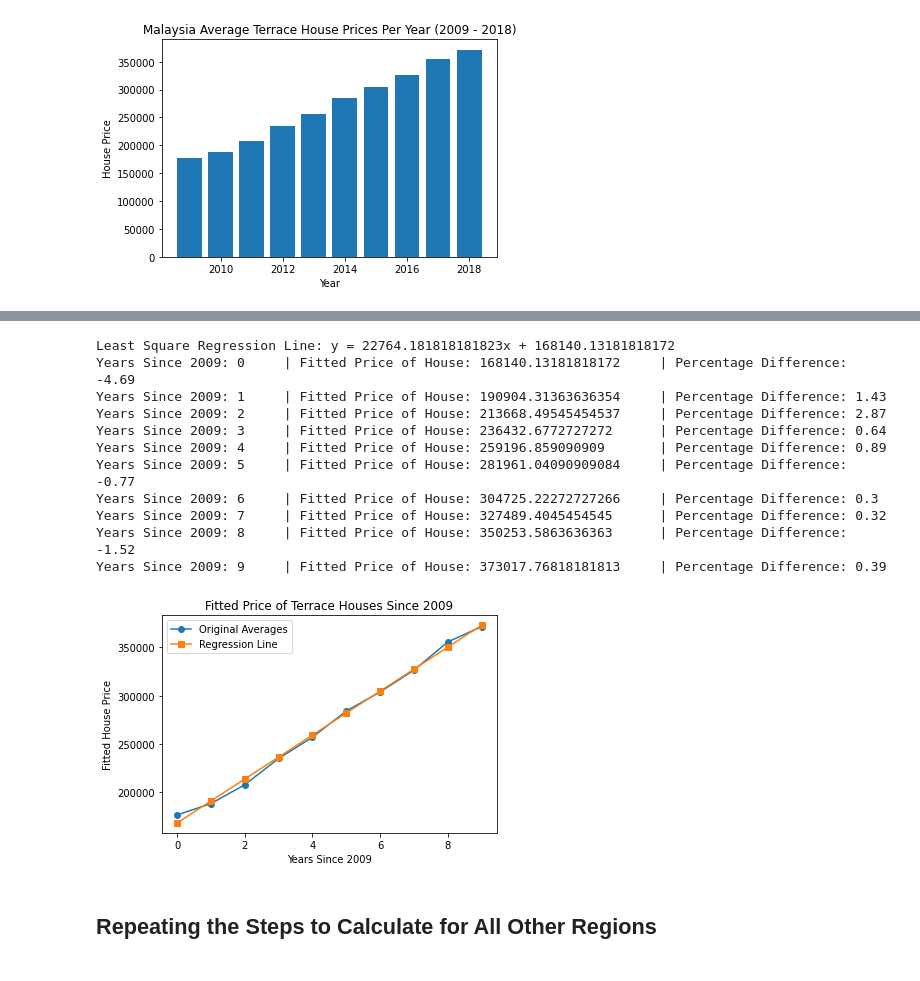
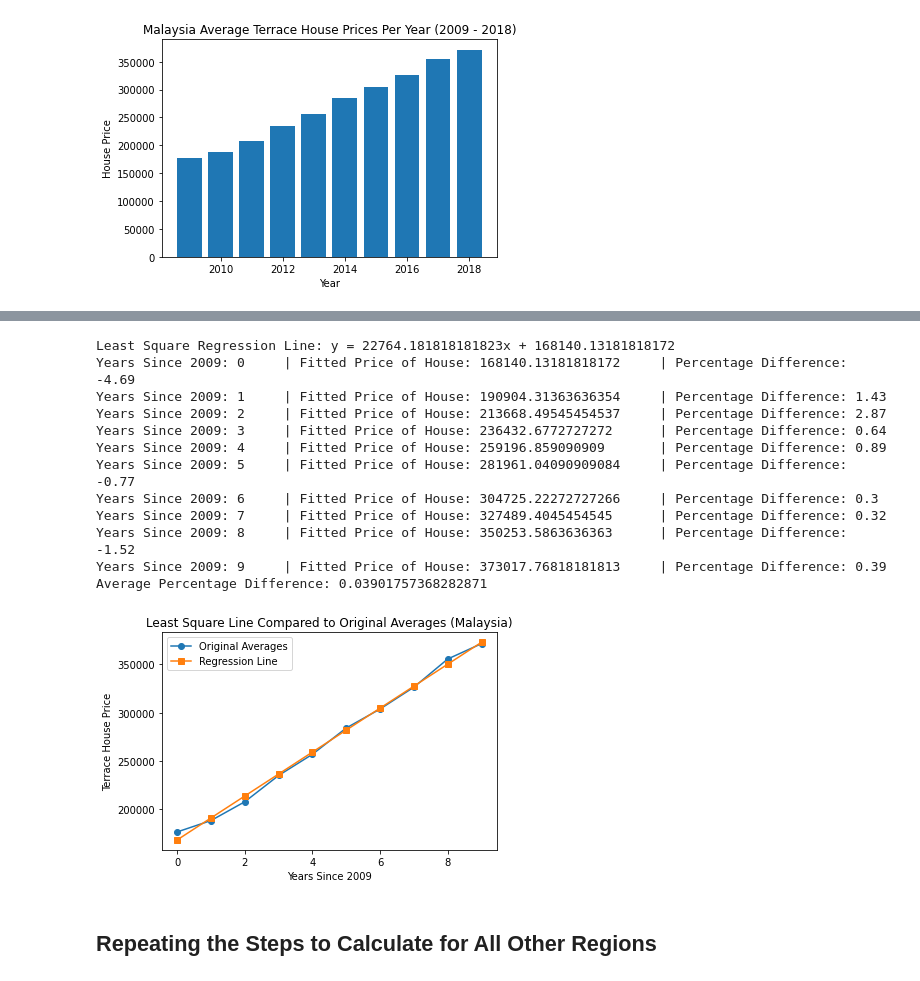
Before and after one commit to tengznaim/house-purchase-analysis, a Jupyter notebook: analysis.ipynb, the cells around one changed output, grey strips where cells are left out. Saved outputs shown, nothing was run; the diff lists cells and outputs as text; code cells hidden in the pictures.

Commit message:
Reduced decimal points per line and added average percentage difference

```diff
--- a/analysis.ipynb
+++ b/analysis.ipynb
@@ -114,36 +114,43 @@ prices_only = np.array([[i] for i in list(my_averages.values())])
 
 A = np.vstack((years_since, np.ones((1,10), dtype='int32'))).transpose()
 x = np.dot(np.linalg.inv(np.dot(np.transpose(A), A)), np.dot(np.transpose(A), prices_only))
 
 regression_line = f"y = {x[0][0]}x + {x[1][0]}"
 print(f"Least Square Regression Line: {regression_line}")
 
 fit_y = [(i*x[0][0] + x[1][0]) for i in range(0,10)]
 
+total_perc_diff = 0
+
 for i in range(0, 10):
     perc_diff = (fit_y[i] - prices_only[i][0]) / prices_only[i][0] * 100
+    total_perc_diff += perc_diff
     print(f"Years Since 2009: {i} \t| Fitted Price of House: {fit_y[i]} \t| Percentage Difference: {round(perc_diff,2)}")
+
+print("Average Percentage Difference:",perc_diff / 10)
 
 plt.plot(years_since, my_averages.values(), marker="o", label="Original Averages")
 plt.plot(years_since, fit_y, marker="s", label="Regression Line")
-plt.title("Fitted Price of Terrace Houses Since 2009")
+plt.title("Least Square Line Compared to Original Averages (Malaysia)")
 plt.xlabel("Years Since 2009")
-plt.ylabel("Fitted House Price")
+plt.ylabel("Terrace House Price")
 plt.legend()
+
 plt.show()
 # %% [output]
 Least Square Regression Line: y = 22764.181818181823x + 168140.13181818172
 Years Since 2009: 0     | Fitted Price of House: 168140.13181818172     | Percentage Difference: -4.69
 Years Since 2009: 1     | Fitted Price of House: 190904.31363636354     | Percentage Difference: 1.43
 Years Since 2009: 2     | Fitted Price of House: 213668.49545454537     | Percentage Difference: 2.87
 Years Since 2009: 3     | Fitted Price of House: 236432.6772727272      | Percentage Difference: 0.64
 Years Since 2009: 4     | Fitted Price of House: 259196.859090909       | Percentage Difference: 0.89
 Years Since 2009: 5     | Fitted Price of House: 281961.04090909084     | Percentage Difference: -0.77
 Years Since 2009: 6     | Fitted Price of House: 304725.22272727266     | Percentage Difference: 0.3
 Years Since 2009: 7     | Fitted Price of House: 327489.4045454545      | Percentage Difference: 0.32
 Years Since 2009: 8     | Fitted Price of House: 350253.5863636363      | Percentage Difference: -1.52
 Years Since 2009: 9     | Fitted Price of House: 373017.76818181813     | Percentage Difference: 0.39
+Average Percentage Difference: 0.03901757368282871
-[figure, old version]
+[figure, new version]
 # %% [markdown]
 ## Repeating the Steps to Calculate for All Other Regions
 # %%
```
Also changed, not shown: parts of 4 cells of this notebook.
